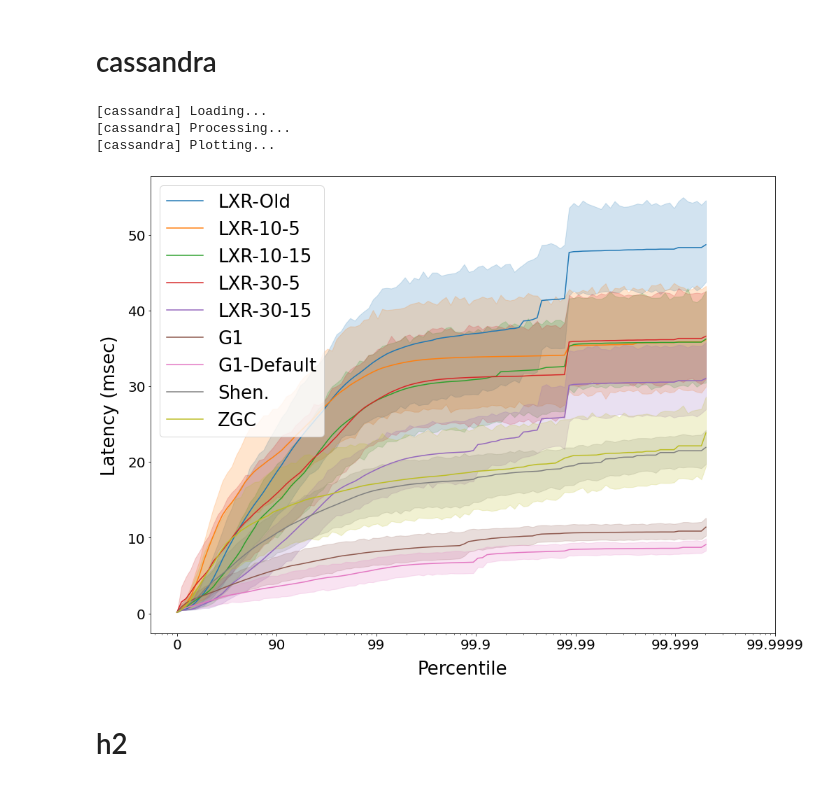
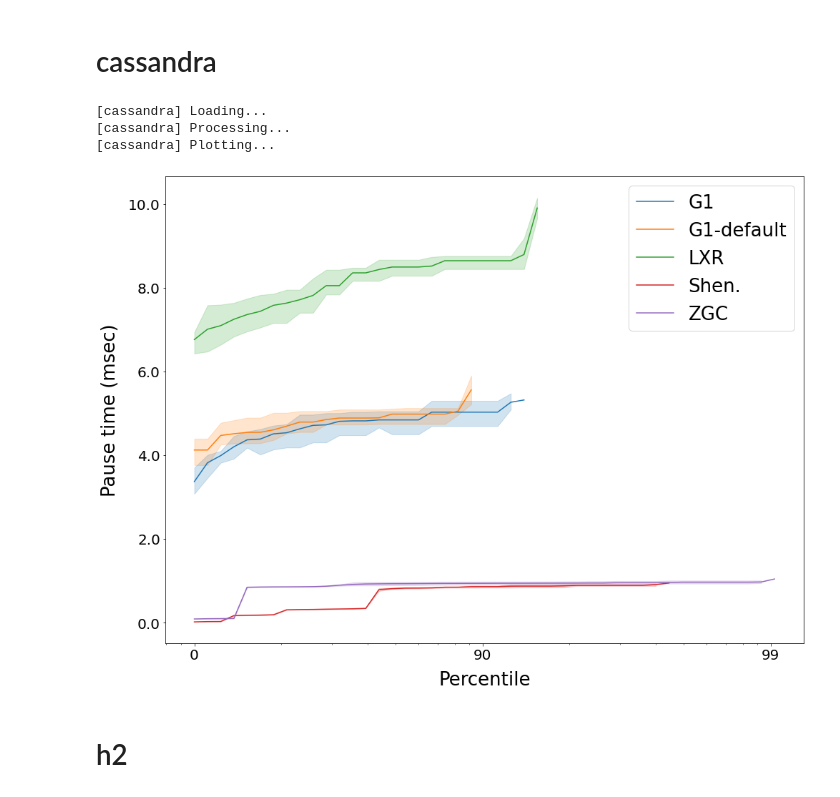
Before and after one commit to wenyuzhao/mmtk-dev, a Jupyter notebook: evaluation/configs/lxr-shepherd-pauses/pauses.ipynb, the cells around one changed output. Drawn from its saved outputs; the diff is of its cells as text; code cells hidden in the pictures.

Commit message:
pause time curve

````diff
--- a/evaluation/configs/lxr-shepherd-pauses/pauses.ipynb
+++ b/evaluation/configs/lxr-shepherd-pauses/pauses.ipynb
@@ -13,13 +13,13 @@ To generate the dumps, do something like this
 for GC in Serial Parallel G1 Z Shenandoah; taskset -c 0-7 /usr/lib/jvm/temurin-17-amd64/bin/java -server -XX:-TieredCompilation -Xcomp -XX:+UnlockExperimentalVMOptions -XX:+Use{$GC}GC -XX:ConcGCThreads=4 -XX:ParallelGCThreads=4 -Xms420M -Xmx420M -jar /usr/share/benchmarks/dacapo/dacapo-evaluation-git-29a657f.jar -n 5 lusearch -t 4 --dump-latency; mv scratch scratch-$GC; end
 ```
 # %%
-RUNID = 'fox-2022-03-15-Tue-122906'
-HFAC = 3023
+RUNID = 'shrew-2022-03-18-Fri-132501'
+HFAC = 3000
 HEAP = {
-    'lusearch': 70,
-    'cassandra': 269,
-    'h2':  3489,
-    'tomcat': 76,
+    'lusearch': 159,
+    'cassandra': 789,
+    'h2':  3573,
+    'tomcat': 213,
 }
 DACAPO = 'dacapochopin-29a657f'
 
@@ -30,22 +30,27 @@ SAVE_FILE = None
 
 
 DATA = {
+    'G1': '{runid}/{bench}.{hfac}.{heap}.jdk-lxr.g1.common.hs_pauses.{dacapo}',
+    'G1-default': '{runid}/{bench}.{hfac}.{heap}.jdk-lxr.g1_default.common.hs_pauses.{dacapo}',
     'LXR': '{runid}/{bench}.{hfac}.{heap}.jdk-lxr.ix.common.tph.nr-1.{dacapo}',
+    'Shen.': '{runid}/{bench}.{hfac}.{heap}.jdk-lxr.shenandoah.common.hs_pauses.{dacapo}',
+    'ZGC': '{runid}/{bench}.{hfac}.{heap}.jdk-lxr.z.common.hs_pauses.{dacapo}',
 }
-MAX_INVOCATIONS = 40
+MAX_INVOCATIONS = 3
 MIN_LATENCY_USEC = 1
-MAX_LATENCY_USEC = 1000 * 1000 # 1 sec
+MAX_LATENCY_USEC = 30 # 1 sec
 LATENCY_SIGNIFICANT_DIGITS = 5
 # %%
 def load_data(invocation: int, folder: str):
-    path = os.path.realpath(os.path.expanduser('{}.{}/_pauses.csv'.format(folder, invocation)))
+    path = os.path.realpath(os.path.expanduser('{}.{}/pauses.csv'.format(folder, invocation)))
     if not os.path.isfile(path):
         return None
-    df =  pandas.read_csv(path)
+    df =  pandas.read_csv(path, names=["nanos"])
     df["millis"] = df["nanos"] / 1000000
+    df["micros"] = df["nanos"] / 1000
     return df
 
-def load_data_and_plot(bench, data: Optional[Dict[str, Union[str, List[str]]]] = None, invocations = MAX_INVOCATIONS, save = SAVE_FILE):
+def load_data_and_plot(bench, data: Optional[Dict[str, Union[str, List[str]]]] = None, invocations = MAX_INVOCATIONS, save = SAVE_FILE, max_percentile = '99.9999'):
     assert bench in HEAP
     print(f'[{bench}] Loading...')
     histograms = {}
@@ -69,7 +74,7 @@ def load_data_and_plot(bench, data: Optional[Dict[str, Union[str, List[str]]]] =
                 if loaded_data is None:
                     continue
                 histogram = HdrHistogram(MIN_LATENCY_USEC, MAX_LATENCY_USEC, LATENCY_SIGNIFICANT_DIGITS)
-                latencies = loaded_data["millis"]
+                latencies = loaded_data["micros"]
                 for l in latencies:
                     histogram.record_value(l)
                 histograms[gc].append(histogram)
@@ -94,10 +99,11 @@ def load_data_and_plot(bench, data: Optional[Dict[str, Union[str, List[str]]]] =
     ax.set_xscale('log')
     ax.set_xlabel('Percentile', fontsize=26, labelpad=12)
     ax.set_ylabel('Pause time (msec)', fontsize=26, labelpad=12)
-    ax.set_xticks([1, 10, 100, 1000, 10000, 100000, 1000000])
-    ax.set_xticklabels(['0', '90', '99', '99.9', '99.99', '99.999', '99.9999'], fontsize=20)
+    labels = ['0', '90', '99', '99.9', '99.99', '99.999', '99.9999']
+    ax.set_xticks([1, 10, 100, 1000, 10000, 100000, 1000000][:labels.index(max_percentile) + 1])
+    ax.set_xticklabels(labels[:labels.index(max_percentile) + 1], fontsize=20)
     plt.yticks(fontsize=20)
-    ax.yaxis.set_major_formatter(mpl.ticker.FuncFormatter(lambda x, pos: f'{x}'.format(x)))
+    ax.yaxis.set_major_formatter(mpl.ticker.FuncFormatter(lambda x, pos: f'{x / 1000:.1f}'))
     plt.legend(fontsize=26)
 
     if save is not None:
@@ -115,12 +121,12 @@ load_data_and_plot(bench = 'lusearch')
 # %% [markdown]
 # cassandra
 # %%
-load_data_and_plot(bench = 'cassandra')
+load_data_and_plot(bench = 'cassandra', max_percentile = '99')
 # %% [output]
 [cassandra] Loading...
 [cassandra] Processing...
 [cassandra] Plotting...
-[figure, old version]
+[figure, new version]
 # %% [markdown]
 # h2
 # %%
````
Also changed, not shown: parts of 3 cells of this notebook, 2 other files.
